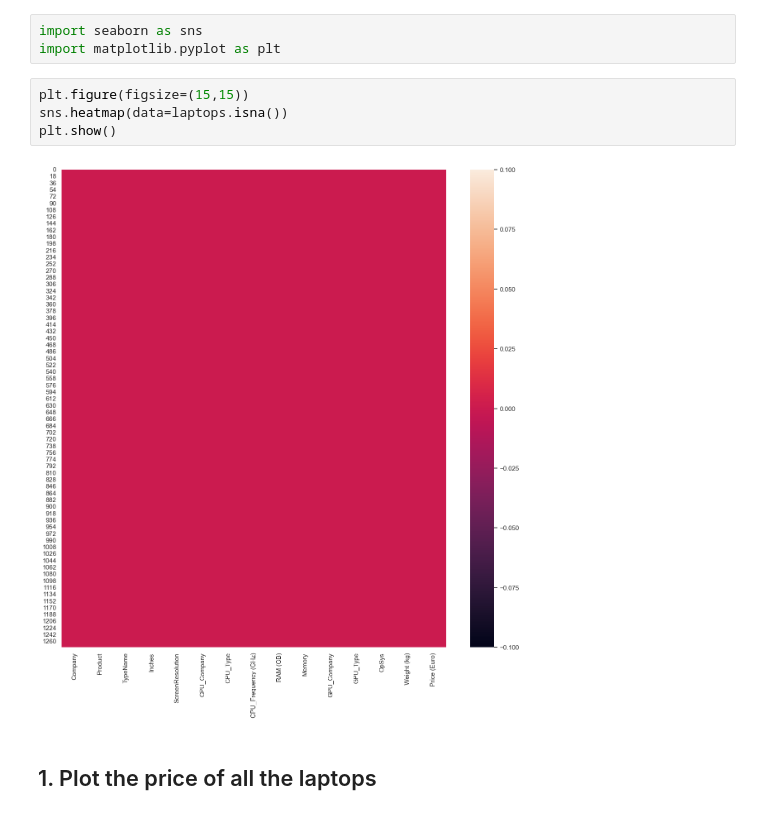
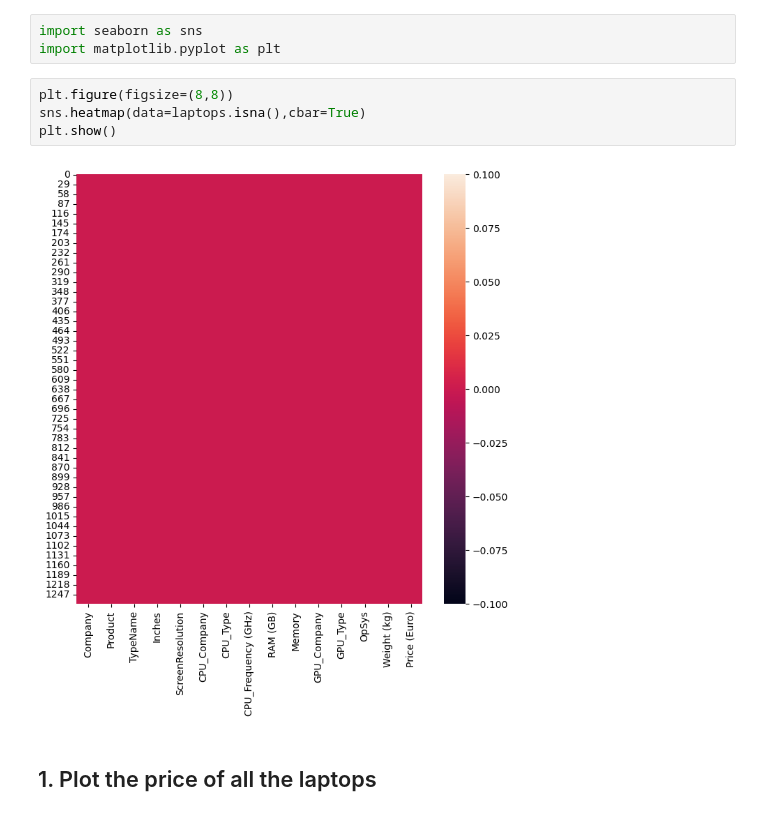
Before and after one commit to kidusabe1/DS_mini_project, a Jupyter notebook: mini_project_1.ipynb, the cells around one changed output. Drawn from its saved outputs; the diff is of its cells as text.

```diff
--- a/mini_project_1.ipynb
+++ b/mini_project_1.ipynb
@@ -244,11 +244,11 @@ memory usage: 149.5+ KB
 import seaborn as sns
 import matplotlib.pyplot as plt
 # %%
-plt.figure(figsize=(15,15))
-sns.heatmap(data=laptops.isna())
+plt.figure(figsize=(8,8))
+sns.heatmap(data=laptops.isna(),cbar=True)
 plt.show()
 # %% [output]
-[figure, old version]
+[figure, new version]
 # %% [markdown]
 ## 1. Plot the price of all the laptops
 # %%
```
Also changed, not shown: parts of 5 cells of this notebook.
